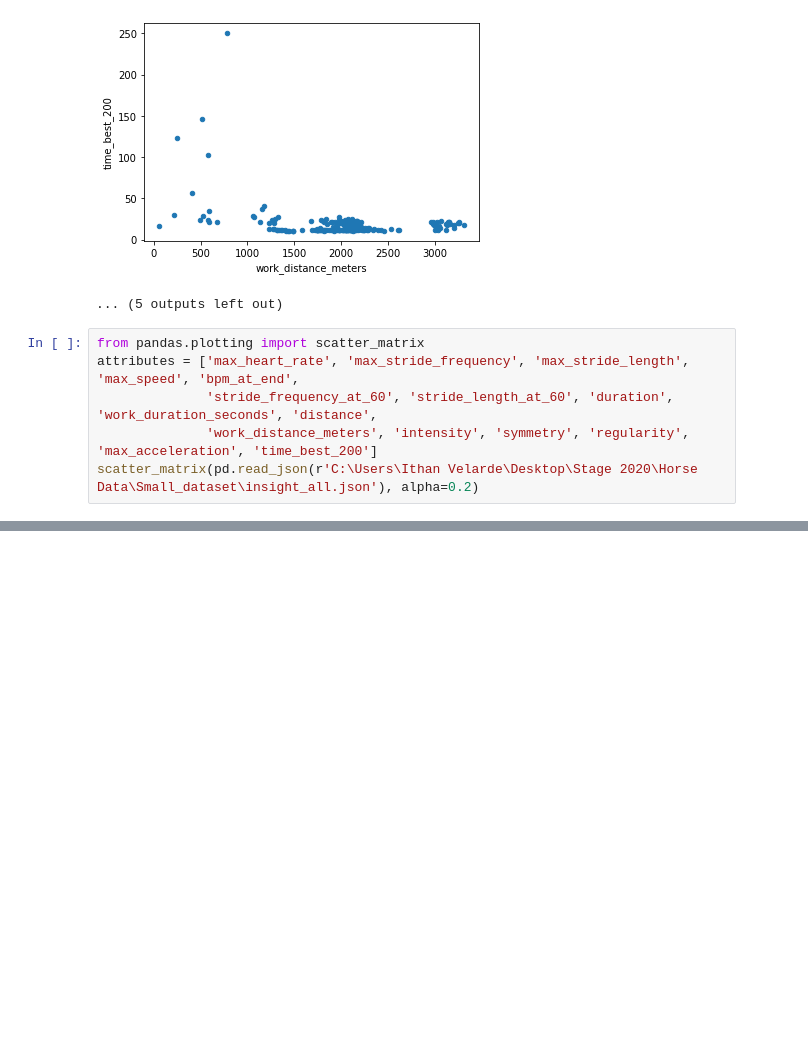
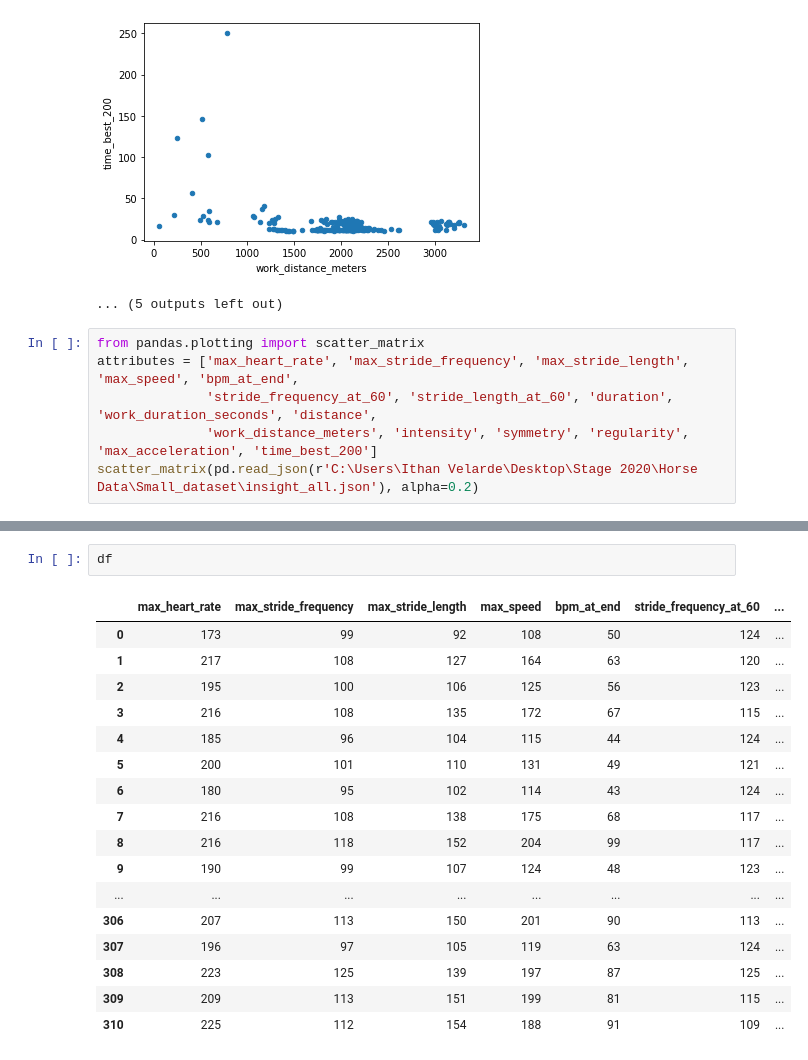
Before and after one commit to Ithanvelreq/Stage-2020, a Jupyter notebook: DataPrepInsights.ipynb, the cells around one changed output, grey strips where cells are left out. Cells and saved outputs as stored; diff of their text form; blank space fills up the shorter version.

```diff
--- a/DataPrepInsights.ipynb
+++ b/DataPrepInsights.ipynb
@@ -134,0 +154,20 @@ scatter_matrix(pd.read_json(r'C:\Users\Ithan Velarde\Desktop\Stage 2020\Horse Da
+# %%
+df
+# %% [output]
+|  | max_heart_rate | max_stride_frequency | max_stride_length | max_speed | bpm_at_end | stride_frequency_at_60 | ... |
+| 0 | 173 | 99 | 92 | 108 | 50 | 124 | ... |
+| 1 | 217 | 108 | 127 | 164 | 63 | 120 | ... |
+| 2 | 195 | 100 | 106 | 125 | 56 | 123 | ... |
+| 3 | 216 | 108 | 135 | 172 | 67 | 115 | ... |
+| 4 | 185 | 96 | 104 | 115 | 44 | 124 | ... |
+| 5 | 200 | 101 | 110 | 131 | 49 | 121 | ... |
+| 6 | 180 | 95 | 102 | 114 | 43 | 124 | ... |
+| 7 | 216 | 108 | 138 | 175 | 68 | 117 | ... |
+| 8 | 216 | 118 | 152 | 204 | 99 | 117 | ... |
+| 9 | 190 | 99 | 107 | 124 | 48 | 123 | ... |
+| ... | ... | ... | ... | ... | ... | ... | ... |
+| 306 | 207 | 113 | 150 | 201 | 90 | 113 | ... |
+| 307 | 196 | 97 | 105 | 119 | 63 | 124 | ... |
+| 308 | 223 | 125 | 139 | 197 | 87 | 125 | ... |
+| 309 | 209 | 113 | 151 | 199 | 81 | 115 | ... |
+| 310 | 225 | 112 | 154 | 188 | 91 | 109 | ... |
```
Also changed, not shown: parts of 4 cells of this notebook, 2 other files.
